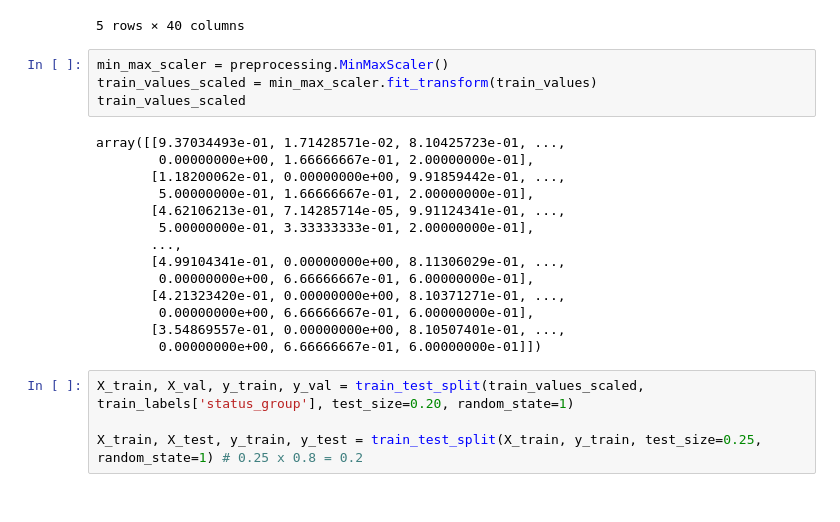
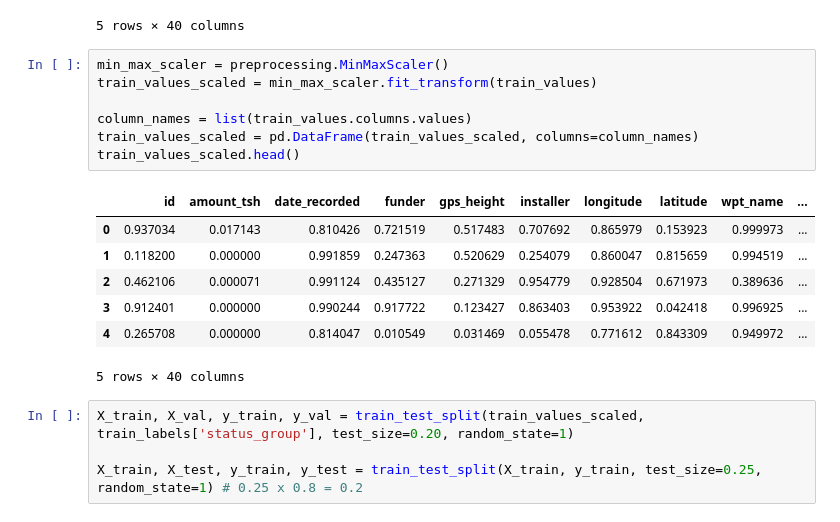
Before and after one commit to JaviARo/WaterTable, a Jupyter notebook: WaterTable.ipynb, the cells around one changed output. Drawn from its saved outputs; the diff is of its cells as text.

```diff
--- a/WaterTable.ipynb
+++ b/WaterTable.ipynb
@@ -207,21 +233,18 @@ train_values.head()
 # %%
 min_max_scaler = preprocessing.MinMaxScaler()
 train_values_scaled = min_max_scaler.fit_transform(train_values)
-train_values_scaled
+
+column_names = list(train_values.columns.values)
+train_values_scaled = pd.DataFrame(train_values_scaled, columns=column_names)
+train_values_scaled.head()
 # %% [output]
+|  | id | amount_tsh | date_recorded | funder | gps_height | installer | longitude | latitude | wpt_name | ... |
+| 0 | 0.937034 | 0.017143 | 0.810426 | 0.721519 | 0.517483 | 0.707692 | 0.865979 | 0.153923 | 0.999973 | ... |
+| 1 | 0.118200 | 0.000000 | 0.991859 | 0.247363 | 0.520629 | 0.254079 | 0.860047 | 0.815659 | 0.994519 | ... |
+| 2 | 0.462106 | 0.000071 | 0.991124 | 0.435127 | 0.271329 | 0.954779 | 0.928504 | 0.671973 | 0.389636 | ... |
+| 3 | 0.912401 | 0.000000 | 0.990244 | 0.917722 | 0.123427 | 0.863403 | 0.953922 | 0.042418 | 0.996925 | ... |
+| 4 | 0.265708 | 0.000000 | 0.814047 | 0.010549 | 0.031469 | 0.055478 | 0.771612 | 0.843309 | 0.949972 | ... |
-array([[9.37034493e-01, 1.71428571e-02, 8.10425723e-01, ...,
-        0.00000000e+00, 1.66666667e-01, 2.00000000e-01],
-       [1.18200062e-01, 0.00000000e+00, 9.91859442e-01, ...,
-        5.00000000e-01, 1.66666667e-01, 2.00000000e-01],
-       [4.62106213e-01, 7.14285714e-05, 9.91124341e-01, ...,
-        5.00000000e-01, 3.33333333e-01, 2.00000000e-01],
-       ...,
-       [4.99104341e-01, 0.00000000e+00, 8.11306029e-01, ...,
-        0.00000000e+00, 6.66666667e-01, 6.00000000e-01],
-       [4.21323420e-01, 0.00000000e+00, 8.10371271e-01, ...,
-        0.00000000e+00, 6.66666667e-01, 6.00000000e-01],
-       [3.54869557e-01, 0.00000000e+00, 8.10507401e-01, ...,
-        0.00000000e+00, 6.66666667e-01, 6.00000000e-01]])
+5 rows × 40 columns
 # %%
 X_train, X_val, y_train, y_val = train_test_split(train_values_scaled, train_labels['status_group'], test_size=0.20, random_state=1)
 
```
Also changed, not shown: parts of 9 cells of this notebook.
